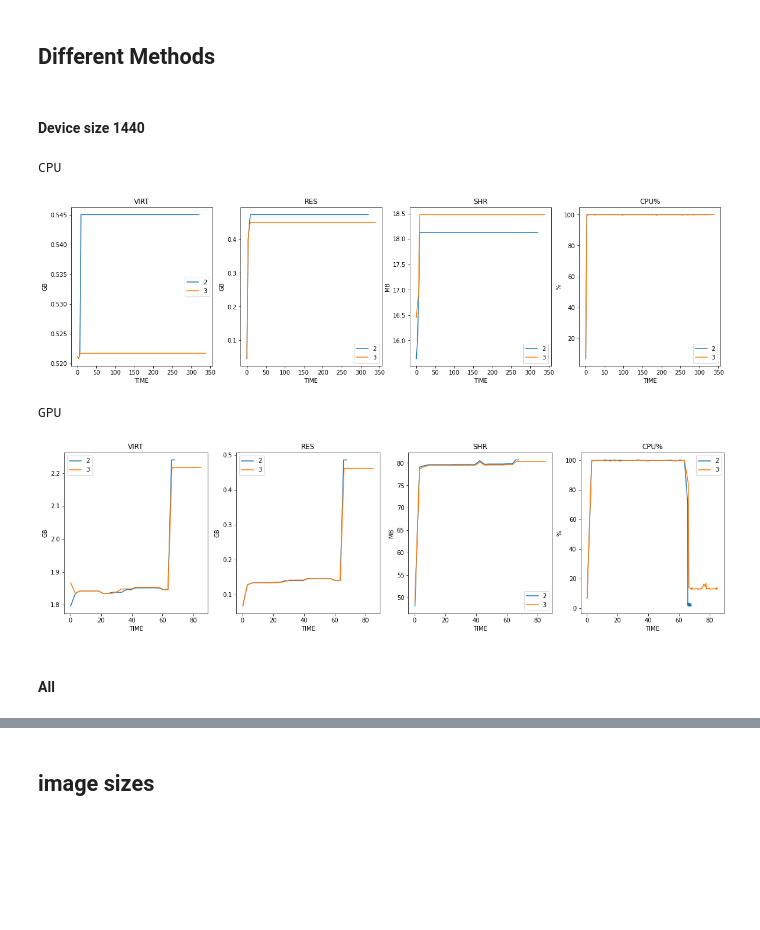
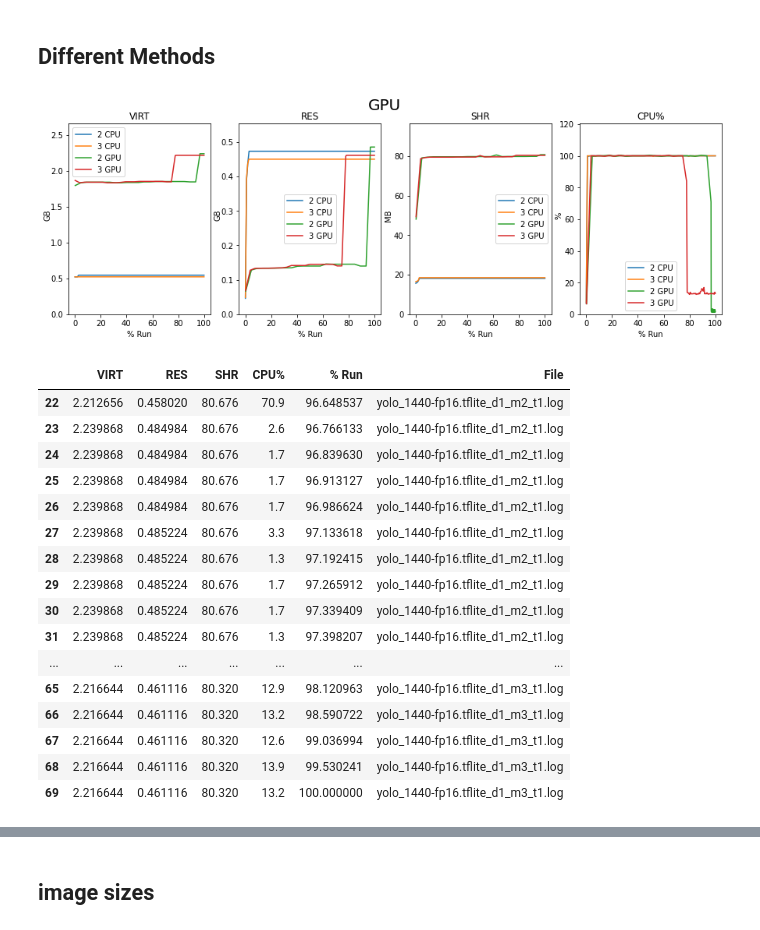
Before and after one commit to Sara980710/TFLite, a Jupyter notebook: python/analyze_memory.ipynb, the cells around one changed output, grey strips where cells are left out. Cells and saved outputs as stored; diff of their text form; code cells hidden in the pictures; blank space fills up the shorter version.

```diff
--- a/python/analyze_memory.ipynb
+++ b/python/analyze_memory.ipynb
@@ -34,4 +1,28 @@ infoheader
 # %%
+import numpy as np
+import pandas as pd
+import matplotlib.pyplot as plt
+import sys
+import os
+
+import utils
+
+with open('../screenlog.0') as f:
+    text = f.read()
+with open('../screenlog.own') as f:
+    text += f.read()
+runs = text.split("--------------------------------------------------------------\n")
+runs = runs[1:]
+
+info = runs[0].split("\n")
+info = info[0].split(",")
+infoheader = []
+for i in info:
+    infoheader.append(i.split(":")[0].strip())
+
+infoheader.append("File")
+infoheader.append("Status")
+
 value_list = []
 for run in runs:
     if "SKIPPED" not in run:
@@ -42,10 +33,14 @@ for run in runs:
             values.append(i.split(":")[1].strip())
 
         model = values[2][:-7]
-        values.append(f"{model}_{values[-1]}_d{values[1]}_m{values[0]}_t{values[-3]}.log")
+        file = f"{model}_{values[-1]}_d{values[1]}_m{values[0]}_t{values[-3]}.log"
+        values.append(file)
 
         if "ERROR" in run:
             values.append("ERROR")
+            remove_path = os.path.join("../memory", file)
+            if os.path.exists(remove_path):
+                os.remove(remove_path)
         elif "amdgpu" in run:
             values.append("OUT OF MEMORY")
         elif "Killed" in run:
@@ -207,31 +102,42 @@ plot_analyse(selected, ["768"])
 # %% [markdown]
 ## Different Methods
-# %% [markdown]
-#### Device size 1440
 # %%
-print("CPU")
 selected = run_df[(run_df['device']=="0") &
                     (run_df['Type']=="yolo_models") &
                     (run_df['Size']=="1440") &
                     (run_df['Precision']=="1") &
                     (run_df['Threads']=="1") &
                     (run_df['Batch-size']=="1")]
-labels = ["2", "3"]
-plot_analyse(selected, labels)
+labels = ["2 CPU", "3 CPU"]
+df1, maxesmethod1 = utils.get_data(selected, verbose=False)
 
-print("GPU")
 selected = run_df[(run_df['device']=="1") &
                     (run_df['Type']=="yolo_models") &
                     (run_df['Size']=="1440") &
                     (run_df['Precision']=="1") &
                     (run_df['Threads']=="1") &
                     (run_df['Batch-size']=="1")]
-labels = ["2", "3"]
-plot_analyse(selected, labels)
+labels = ["2 CPU", "3 CPU", "2 GPU", "3 GPU"]
+df2, maxesmethod1 = utils.get_data(selected, verbose=False)
+
+utils.plot_analyse(pd.concat([df1, df2]), labels, title="GPU")
+df2[df2["% Run"] > 96]
 # %% [output]
-CPU
-[figure, old version]
+[figure, new version]
-GPU
-[figure, removed]
+|  | VIRT | RES | SHR | CPU% | % Run | File |
+| 22 | 2.212656 | 0.458020 | 80.676 | 70.9 | 96.648537 | yolo_1440-fp16.tflite_d1_m2_t1.log |
+| 23 | 2.239868 | 0.484984 | 80.676 | 2.6 | 96.766133 | yolo_1440-fp16.tflite_d1_m2_t1.log |
+| 24 | 2.239868 | 0.484984 | 80.676 | 1.7 | 96.839630 | yolo_1440-fp16.tflite_d1_m2_t1.log |
+| 25 | 2.239868 | 0.484984 | 80.676 | 1.7 | 96.913127 | yolo_1440-fp16.tflite_d1_m2_t1.log |
+| 26 | 2.239868 | 0.484984 | 80.676 | 1.7 | 96.986624 | yolo_1440-fp16.tflite_d1_m2_t1.log |
+| 27 | 2.239868 | 0.485224 | 80.676 | 3.3 | 97.133618 | yolo_1440-fp16.tflite_d1_m2_t1.log |
+| 28 | 2.239868 | 0.485224 | 80.676 | 1.3 | 97.192415 | yolo_1440-fp16.tflite_d1_m2_t1.log |
+| 29 | 2.239868 | 0.485224 | 80.676 | 1.7 | 97.265912 | yolo_1440-fp16.tflite_d1_m2_t1.log |
+| 30 | 2.239868 | 0.485224 | 80.676 | 1.7 | 97.339409 | yolo_1440-fp16.tflite_d1_m2_t1.log |
+| 31 | 2.239868 | 0.485224 | 80.676 | 1.3 | 97.398207 | yolo_1440-fp16.tflite_d1_m2_t1.log |
+| ... | ... | ... | ... | ... | ... | ... |
+| 65 | 2.216644 | 0.461116 | 80.320 | 12.9 | 98.120963 | yolo_1440-fp16.tflite_d1_m3_t1.log |
+| 66 | 2.216644 | 0.461116 | 80.320 | 13.2 | 98.590722 | yolo_1440-fp16.tflite_d1_m3_t1.log |
+| 67 | 2.216644 | 0.461116 | 80.320 | 12.6 | 99.036994 | yolo_1440-fp16.tflite_d1_m3_t1.log |
+| 68 | 2.216644 | 0.461116 | 80.320 | 13.9 | 99.530241 | yolo_1440-fp16.tflite_d1_m3_t1.log |
+| 69 | 2.216644 | 0.461116 | 80.320 | 13.2 | 100.000000 | yolo_1440-fp16.tflite_d1_m3_t1.log |
-# %% [markdown]
-#### All
```
Also changed, not shown: parts of 41 cells of this notebook, 10 other files.
